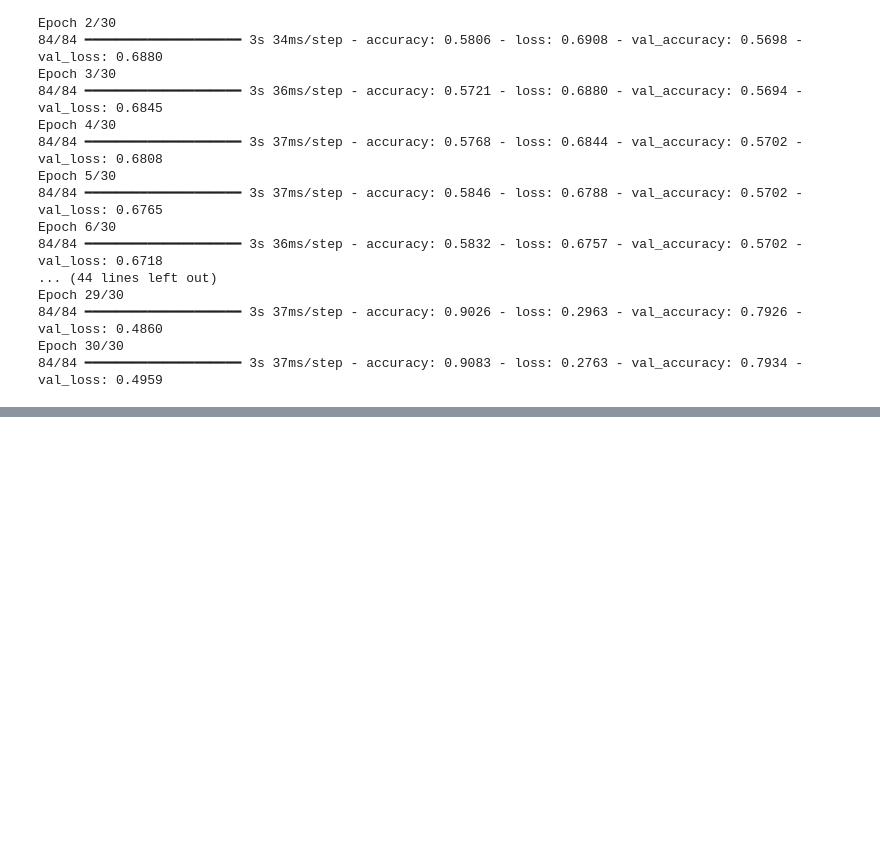
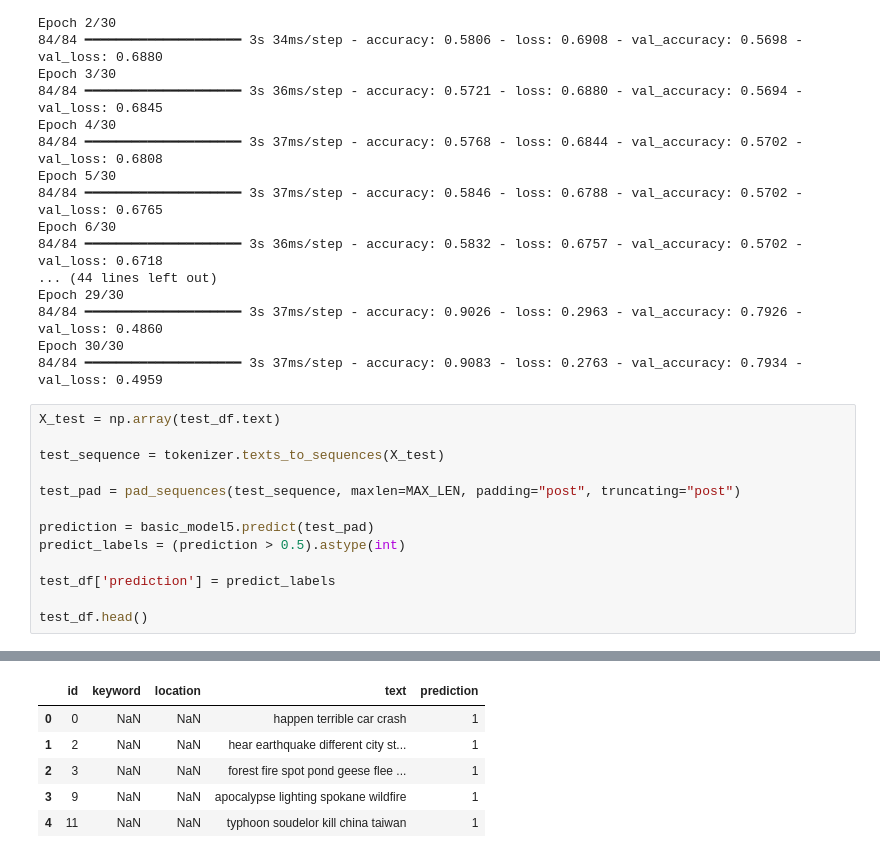
Before and after one commit to bxue2/NLP-Disaster-Tweet, a Jupyter notebook: NLP Distaster.ipynb, the cells around one changed output, grey strips where cells are left out. Saved outputs shown, nothing was run; the diff lists cells and outputs as text; blank space fills up the shorter version.

```diff
--- a/NLP Distaster.ipynb
+++ b/NLP Distaster.ipynb
@@ -614,3 +602,17 @@ Epoch 29/30
 84/84 ━━━━━━━━━━━━━━━━━━━━ 3s 37ms/step - accuracy: 0.9026 - loss: 0.2963 - val_accuracy: 0.7926 - val_loss: 0.4860
 Epoch 30/30
 84/84 ━━━━━━━━━━━━━━━━━━━━ 3s 37ms/step - accuracy: 0.9083 - loss: 0.2763 - val_accuracy: 0.7934 - val_loss: 0.4959
+# %%
+X_test = np.array(test_df.text)
+
+test_sequence = tokenizer.texts_to_sequences(X_test)
+
+test_pad = pad_sequences(test_sequence, maxlen=MAX_LEN, padding="post", truncating="post")
+
+prediction = basic_model5.predict(test_pad)
+predict_labels = (prediction > 0.5).astype(int)
+
+test_df['prediction'] = predict_labels
+
+test_df.head()
+# %% [output]
@@ -616,0 +620,6 @@ Epoch 30/30
+|  | id | keyword | location | text | prediction |
+| 0 | 0 | NaN | NaN | happen terrible car crash | 1 |
+| 1 | 2 | NaN | NaN | hear earthquake different city st... | 1 |
+| 2 | 3 | NaN | NaN | forest fire spot pond geese flee ... | 1 |
+| 3 | 9 | NaN | NaN | apocalypse lighting spokane wildfire | 1 |
+| 4 | 11 | NaN | NaN | typhoon soudelor kill china taiwan | 1 |
```
Also changed, not shown: parts of 13 cells of this notebook, 1 other file.
